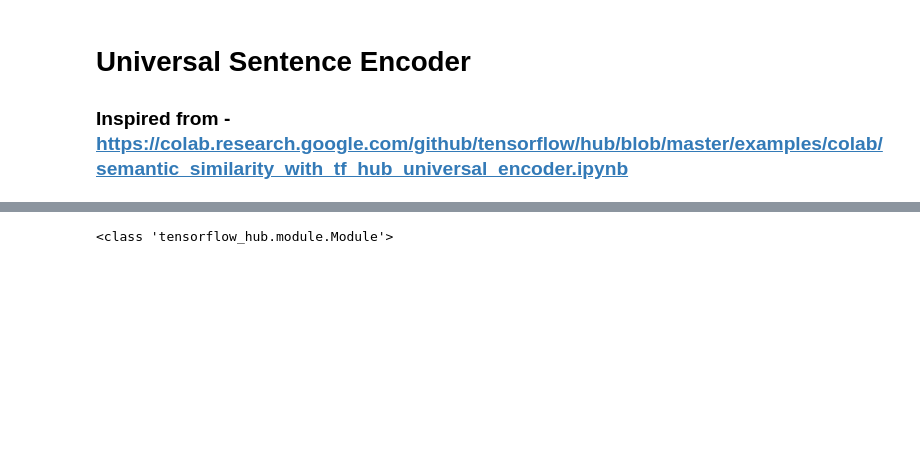
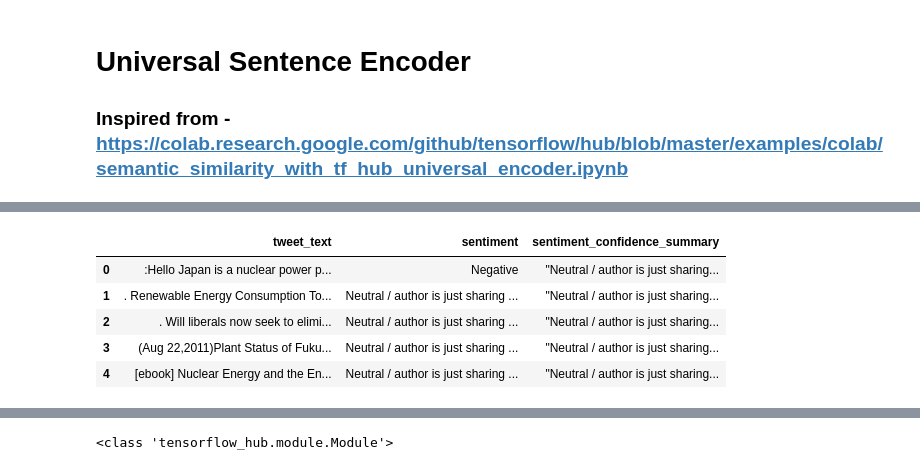
Before and after one commit to shivam-kotwalia/data-science-project, a Jupyter notebook: Semantic Similarity with tf_hub Universal Encoder.ipynb, the cells around one changed output, grey strips where cells are left out. Drawn from its saved outputs; the diff is of its cells as text; code cells hidden in the pictures; blank space fills up the shorter version.

```diff
--- a/Semantic Similarity with tf_hub Universal Encoder.ipynb
+++ b/Semantic Similarity with tf_hub Universal Encoder.ipynb
@@ -19,3 +37,13 @@ import seaborn as sns
+# %%
+df = pd.read_csv("1377191648_sentiment_nuclear_power.csv", encoding="latin-1")
+df.head()
+# %% [output]
+|  | tweet_text | sentiment | sentiment_confidence_summary |
+| 0 | :Hello Japan is a nuclear power p... | Negative | "Neutral / author is just sharing... |
+| 1 | . Renewable Energy Consumption To... | Neutral / author is just sharing ... | "Neutral / author is just sharing... |
+| 2 | . Will liberals now seek to elimi... | Neutral / author is just sharing ... | "Neutral / author is just sharing... |
+| 3 | (Aug 22,2011)Plant Status of Fuku... | Neutral / author is just sharing ... | "Neutral / author is just sharing... |
+| 4 | [ebook] Nuclear Energy and the En... | Neutral / author is just sharing ... | "Neutral / author is just sharing... |
 # %%
 # Module URL (Tf-HUB)
 module_url = "https://tfhub.dev/google/universal-sentence-encoder/2" #@param ["https://tfhub.dev/google/universal-sentence-encoder/2", "https://tfhub.dev/google/universal-sentence-encoder-large/3"]
```
Also changed, not shown: parts of 5 cells of this notebook.
